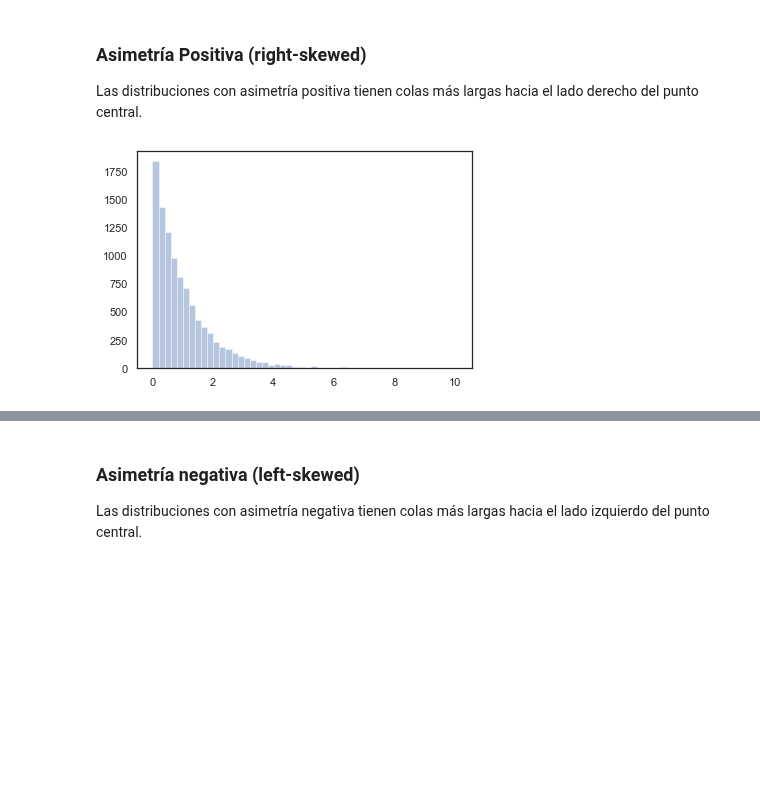
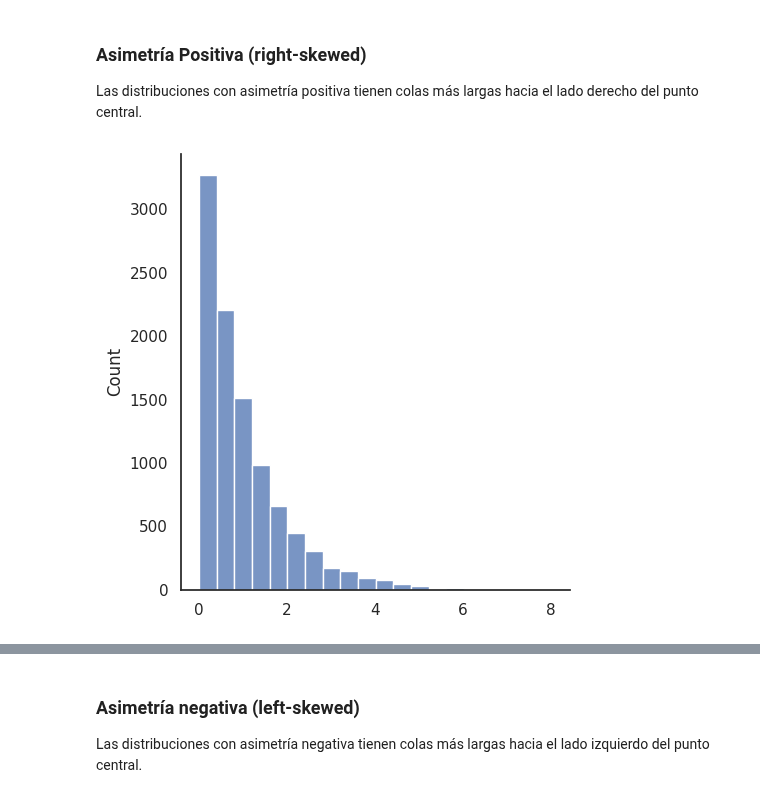
Before and after one commit to beduExpert/B2-Analisis-de-Datos-con-Python-2020, a Jupyter notebook: Sesion-02/Ejemplo-04/describiendo_histogramas.ipynb, the cells around one changed output, grey strips where cells are left out. Drawn from its saved outputs; the diff is of its cells as text; code cells hidden in the pictures; blank space fills up the shorter version.

```diff
--- a/Sesion-02/Ejemplo-04/describiendo_histogramas.ipynb
+++ b/Sesion-02/Ejemplo-04/describiendo_histogramas.ipynb
@@ -103,10 +105,10 @@ Asimetría: 0.0530149565168701
 Las distribuciones con asimetría positiva tienen colas más largas hacia el lado derecho del punto central.
 # %%
 asimetria_positiva = np.random.exponential(scale=1.0, size=10000)
-# %%
-sns.distplot(asimetria_positiva, kde=False, norm_hist=False);
-# %% [output]
-[figure, removed]
+# %%
+sns.displot(asimetria_positiva, kind = 'hist', bins = 20);
+# %% [output]
+[figure, added]
 # %%
 print(f'Curtosis: {kurtosis(asimetria_positiva)}')
 print(f'Asimetría: {skew(asimetria_positiva)}')
```
Also changed, not shown: parts of 22 cells of this notebook.
